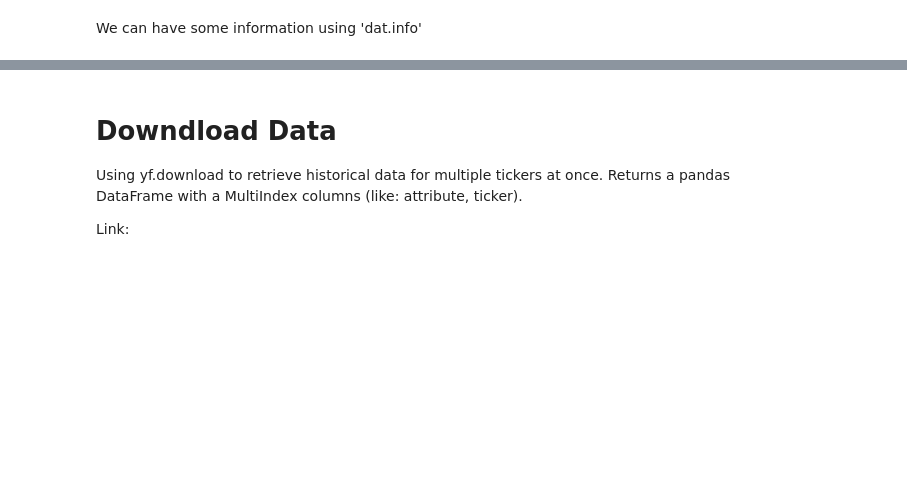
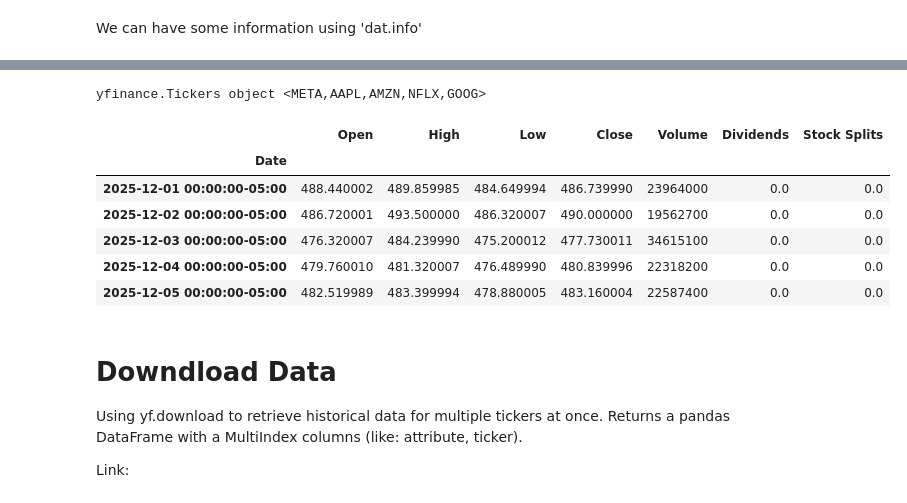
Before and after one commit to tanyasanjuan/computer-infrastructure, a Jupyter notebook: problems.ipynb, the cells around one changed output, grey strips where cells are left out. Drawn from its saved outputs; the diff is of its cells as text; code cells hidden in the pictures; blank space fills up the shorter version.

```diff
--- a/problems.ipynb
+++ b/problems.ipynb
@@ -73,13 +73,23 @@ dat.info
 # %%
 # Multiple tickers.
 
-#tickers = yf.Tickers ('META', 'AAPL', 'AMZN', 'NFLX', 'GOOG')
+tickers = yf.Tickers ('META, AAPL, AMZN, NFLX, GOOG')
 
 # Show tickers.
-#tickers
+tickers
+# %% [output]
+yfinance.Tickers object <META,AAPL,AMZN,NFLX,GOOG>
 # %%
 # Get history data of the last 5 days
-#dat.history(period='5d')
+dat.history(period='5d')
+# %% [output]
+|  | Open | High | Low | Close | Volume | Dividends | Stock Splits |
+| Date |  |  |  |  |  |  |  |
+| 2025-12-01 00:00:00-05:00 | 488.440002 | 489.859985 | 484.649994 | 486.739990 | 23964000 | 0.0 | 0.0 |
+| 2025-12-02 00:00:00-05:00 | 486.720001 | 493.500000 | 486.320007 | 490.000000 | 19562700 | 0.0 | 0.0 |
+| 2025-12-03 00:00:00-05:00 | 476.320007 | 484.239990 | 475.200012 | 477.730011 | 34615100 | 0.0 | 0.0 |
+| 2025-12-04 00:00:00-05:00 | 479.760010 | 481.320007 | 476.489990 | 480.839996 | 22318200 | 0.0 | 0.0 |
+| 2025-12-05 00:00:00-05:00 | 482.519989 | 483.399994 | 478.880005 | 483.160004 | 22587400 | 0.0 | 0.0 |
 # %% [markdown]
 # Downdload Data
 Using yf.download to retrieve historical data for multiple tickers at once.
```
Also changed, not shown: parts of 9 cells of this notebook, 2 other files.
